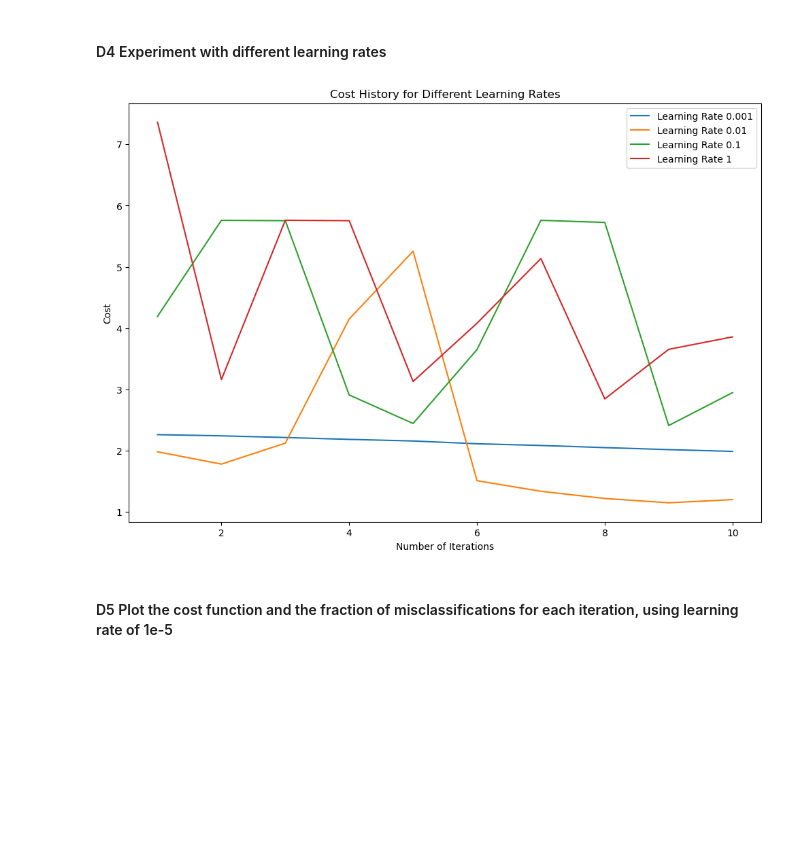
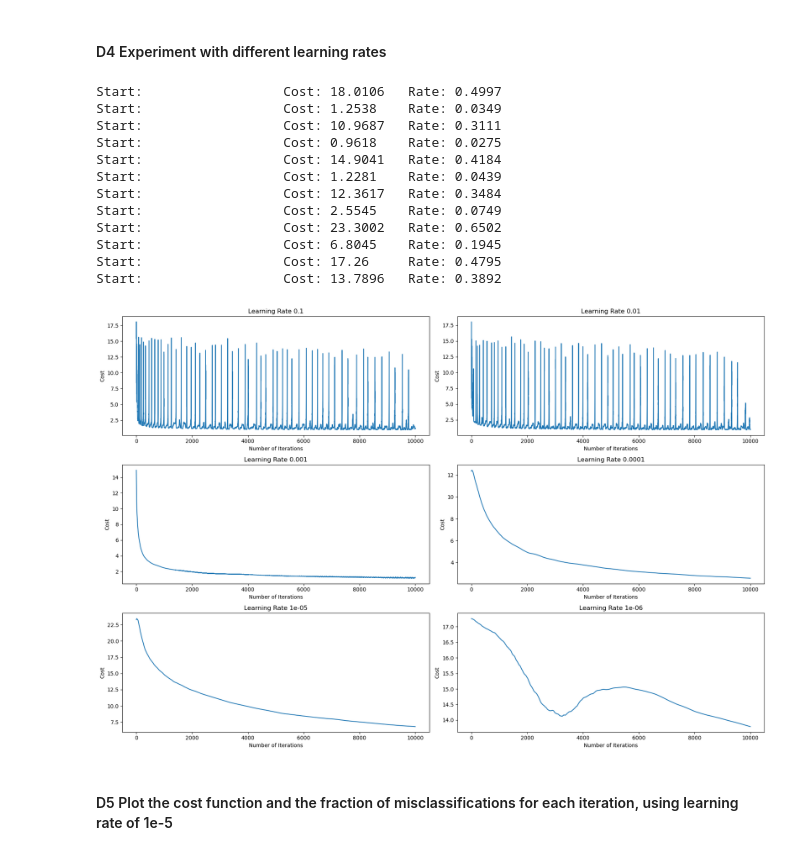
Before and after one commit to LisonLau/CITS5508-Assignments, a Jupyter notebook: Assignment 1 (15%)/assig1_23123849.ipynb, the cells around one changed output. Drawn from its saved outputs; the diff is of its cells as text; code cells hidden in the pictures; blank space fills up the shorter version.

```diff
--- a/Assignment 1 (15%)/assig1_23123849.ipynb
+++ b/Assignment 1 (15%)/assig1_23123849.ipynb
@@ -109,9 +90,9 @@ plt.show()
 ### 4.2 Fitting your Logistic Regression Classifier (LRC)
 # %%
 # Split the training set into training and validation sets
+np.random.seed(5508)
 training_data, validation_data = train_test_split(ss_train, test_size=0.2, random_state=5508)
-train_x = training_data.drop('label', axis=1)
-train_y = training_data['label']
-valid_x = validation_data.drop('label', axis=1)
-valid_y = validation_data['label']
-initial_theta = np.random.randn(train_x.shape[1])
+train_x, train_y = training_data.drop('label', axis=1), training_data['label']
+valid_x, valid_y = validation_data.drop('label', axis=1), validation_data['label']
+train_x_bias = np.c_[np.ones((len(train_x), 1)), train_x]
+valid_x_bias = np.c_[np.ones((len(valid_x), 1)), valid_x]
@@ -229,23 +203,35 @@ Final misclassification rate (0.12586027111574558, 0.128023352793995)
 #### D4 Experiment with different learning rates
 # %%
 # Plot the cost history for the training sets using different learning rates
-plt.figure(figsize=(12, 8))
+plt.figure(figsize=(18, 12))
 
-num_iterations = 10
-learning_rates = [0.1, 0.01, 0.001, 0.0001, 0.00001]
-for lr in learning_rates:
-    theta = initial_theta
-    _,cost_history,_ = lr1_gradient_descent(theta, train_x, train_y, lr, num_iterations)
-    cost_history_train = [cost[0] for cost in cost_history]
-    plt.plot(range(1, num_iterations + 1), cost_history_train, label=f'Learning Rate {lr}')
+learning_rates = [1e-1, 1e-2, 1e-3, 1e-4, 1e-5, 1e-6]
+num_iterations = 10000
+for i, lr in enumerate(learning_rates):
+    theta = np.random.randn(train_x_bias.shape[1])
+    _, d4_costs, _, _, _ = lr1_gradient_descent(theta, train_x_bias, train_y, lr, num_iterations)
+    plt.subplot(3, 2, i+1)
+    plt.plot(range(1, num_iterations + 1), d4_costs, label=f'Learning Rate {lr}')
+    plt.xlabel('Number of Iterations')
+    plt.ylabel('Cost')
+    plt.title(f'Learning Rate {lr}')
 
-plt.xlabel('Number of Iterations')
-plt.ylabel('Cost')
-plt.title('Cost History for Different Learning Rates')
-plt.legend()
+plt.tight_layout()
 plt.show()
 # %% [output]
+Start:                  Cost: 18.0106   Rate: 0.4997
+Start:                  Cost: 1.2538    Rate: 0.0349
+Start:                  Cost: 10.9687   Rate: 0.3111
+Start:                  Cost: 0.9618    Rate: 0.0275
+Start:                  Cost: 14.9041   Rate: 0.4184
+Start:                  Cost: 1.2281    Rate: 0.0439
+Start:                  Cost: 12.3617   Rate: 0.3484
+Start:                  Cost: 2.5545    Rate: 0.0749
+Start:                  Cost: 23.3002   Rate: 0.6502
+Start:                  Cost: 6.8045    Rate: 0.1945
+Start:                  Cost: 17.26     Rate: 0.4795
+Start:                  Cost: 13.7896   Rate: 0.3892
-[figure, old version]
+[figure, new version]
 # %% [markdown]
 #### D5 Plot the cost function and the fraction of misclassifications for each iteration, using learning rate of 1e-5
 # %%
```
Also changed, not shown: parts of 24 cells of this notebook.
